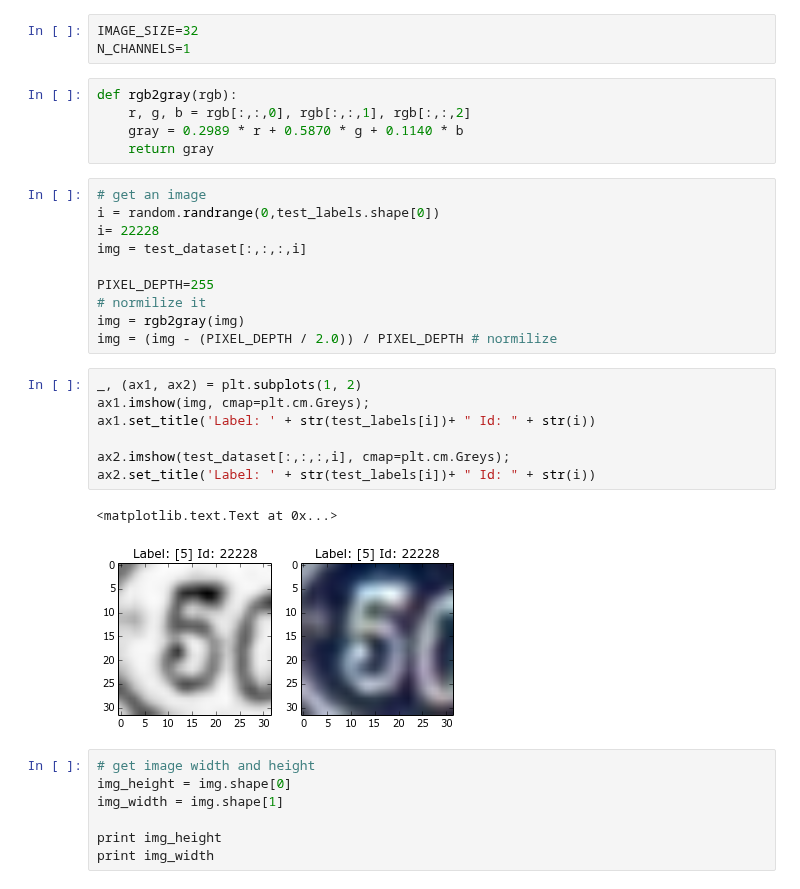
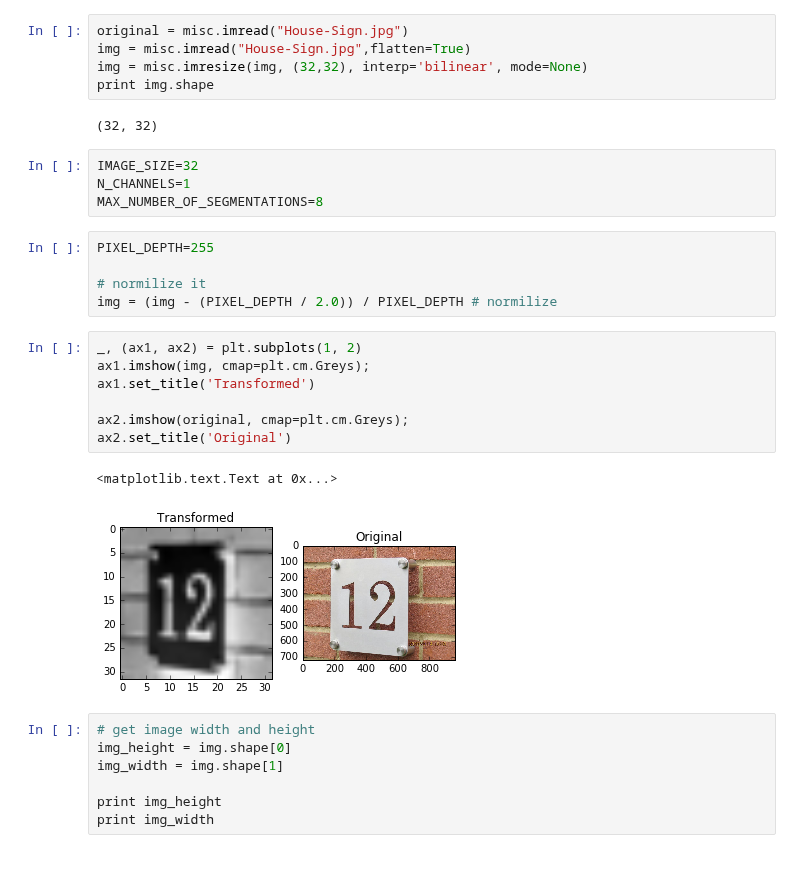
Before and after one commit to thalles753/machine-learning, a Jupyter notebook: projects/capstone/my_project/Image_segmentation.ipynb, the cells around one changed output. Cells and saved outputs as stored; diff of their text form.

```diff
--- a/projects/capstone/my_project/Image_segmentation.ipynb
+++ b/projects/capstone/my_project/Image_segmentation.ipynb
@@ -28,31 +17,29 @@ Test labels shape: (26032, 1)
+# %%
+original = misc.imread("House-Sign.jpg")
+img = misc.imread("House-Sign.jpg",flatten=True)
+img = misc.imresize(img, (32,32), interp='bilinear', mode=None)
+print img.shape
+# %% [output]
+(32, 32)
 # %%
 IMAGE_SIZE=32
 N_CHANNELS=1
+MAX_NUMBER_OF_SEGMENTATIONS=8
-# %%
-def rgb2gray(rgb):
-    r, g, b = rgb[:,:,0], rgb[:,:,1], rgb[:,:,2]
-    gray = 0.2989 * r + 0.5870 * g + 0.1140 * b
-    return gray
 # %%
-# get an image
-i = random.randrange(0,test_labels.shape[0])
-i= 22228
-img = test_dataset[:,:,:,i]
+PIXEL_DEPTH=255
 
-PIXEL_DEPTH=255
 # normilize it
-img = rgb2gray(img)
 img = (img - (PIXEL_DEPTH / 2.0)) / PIXEL_DEPTH # normilize
 # %%
 _, (ax1, ax2) = plt.subplots(1, 2)
 ax1.imshow(img, cmap=plt.cm.Greys);
-ax1.set_title('Label: ' + str(test_labels[i])+ " Id: " + str(i))
+ax1.set_title('Transformed')
 
-ax2.imshow(test_dataset[:,:,:,i], cmap=plt.cm.Greys);
-ax2.set_title('Label: ' + str(test_labels[i])+ " Id: " + str(i))
+ax2.imshow(original, cmap=plt.cm.Greys);
+ax2.set_title('Original')
 # %% [output]
 <matplotlib.text.Text at 0x...>
-[figure, old version]
+[figure, new version]
 # %%
 # get image width and height
 img_height = img.shape[0]
```
Also changed, not shown: parts of 3 cells of this notebook, 5 other files.
